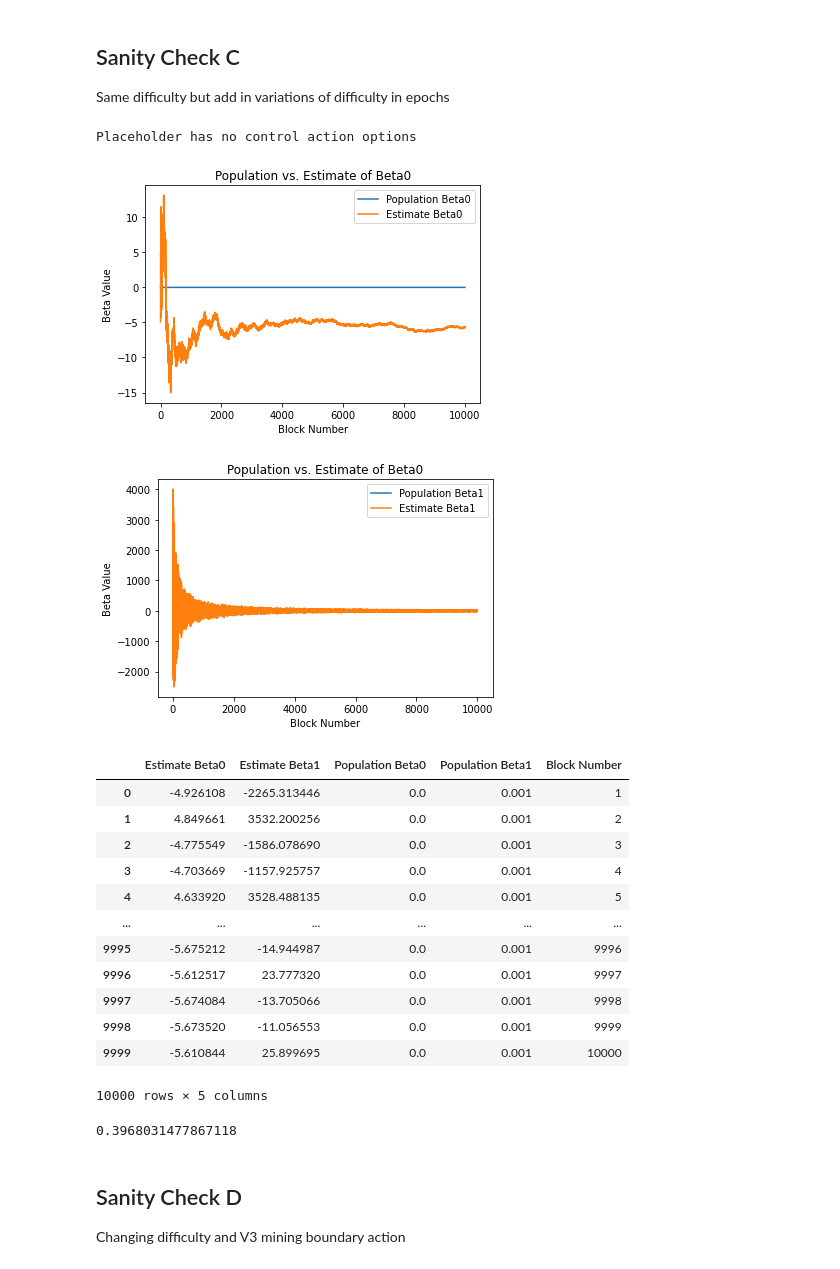
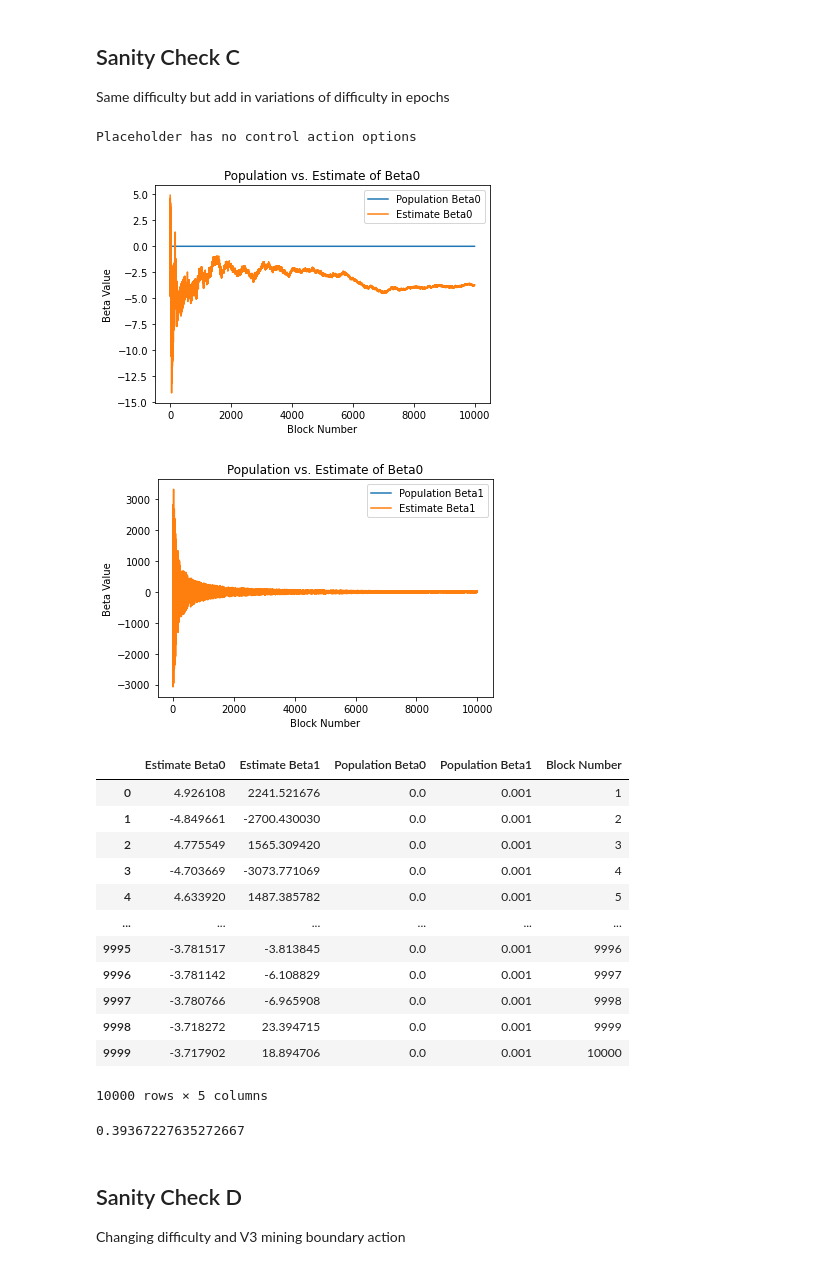
Before and after one commit to dominant-strategies/Quai-Macro-Model, a Jupyter notebook: Spec/Controller Basic Scenarios.ipynb, the cells around one changed output. Saved outputs shown, nothing was run; the diff lists cells and outputs as text; code cells hidden in the pictures.

```diff
--- a/Spec/Controller Basic Scenarios.ipynb
+++ b/Spec/Controller Basic Scenarios.ipynb
@@ -115,45 +115,45 @@ Same difficulty but add in variations of difficulty in epochs
 # %%
 params_base["FP Mine Block Boundary Action"] = "Mine Block Boundary Action V3"
 msi = ms.build_implementation(params_base)
 state, params = msi.prepare_state_and_params(state_base, params_base, state_preperation_functions=[vesting_schedule_translate,
                                                                                                    build_logistic_classifier], parameter_preperation_functions=[])
 
 for _ in range(10000):
     # Set fixed values
     state["K Qi"] = 1
     state["K Quai"] = 500
     state["Population Mining Beta Vector"] = np.array([0, 0.001])
-    state["Block Difficulty"] = max(np.random.normal(6000, 1000), 100)
+    state["Block Difficulty"] = 6000
 
 
     msi.wiring["Mine Block Wiring"](state, params, [])
     msi.mechanisms["Log Simulation Data Mechanism"](state, params, [])
 df = pd.DataFrame(state["Simulation History Log"])
 plot_betas(df)
 # %% [output]
 Placeholder has no control action options
-[figure, old version]
+[figure, new version]
-[figure, old version]
+[figure, new version]
 # %%
 df
 # %% [output]
 |  | Estimate Beta0 | Estimate Beta1 | Population Beta0 | Population Beta1 | Block Number |
-| 0 | -4.926108 | -2265.313446 | 0.0 | 0.001 | 1 |
-| 1 | 4.849661 | 3532.200256 | 0.0 | 0.001 | 2 |
-| 2 | -4.775549 | -1586.078690 | 0.0 | 0.001 | 3 |
-| 3 | -4.703669 | -1157.925757 | 0.0 | 0.001 | 4 |
-| 4 | 4.633920 | 3528.488135 | 0.0 | 0.001 | 5 |
+| 0 | 4.926108 | 2241.521676 | 0.0 | 0.001 | 1 |
+| 1 | -4.849661 | -2700.430030 | 0.0 | 0.001 | 2 |
+| 2 | 4.775549 | 1565.309420 | 0.0 | 0.001 | 3 |
+| 3 | -4.703669 | -3073.771069 | 0.0 | 0.001 | 4 |
+| 4 | 4.633920 | 1487.385782 | 0.0 | 0.001 | 5 |
 | ... | ... | ... | ... | ... | ... |
-| 9995 | -5.675212 | -14.944987 | 0.0 | 0.001 | 9996 |
-| 9996 | -5.612517 | 23.777320 | 0.0 | 0.001 | 9997 |
-| 9997 | -5.674084 | -13.705066 | 0.0 | 0.001 | 9998 |
-| 9998 | -5.673520 | -11.056553 | 0.0 | 0.001 | 9999 |
-| 9999 | -5.610844 | 25.899695 | 0.0 | 0.001 | 10000 |
+| 9995 | -3.781517 | -3.813845 | 0.0 | 0.001 | 9996 |
+| 9996 | -3.781142 | -6.108829 | 0.0 | 0.001 | 9997 |
+| 9997 | -3.780766 | -6.965908 | 0.0 | 0.001 | 9998 |
+| 9998 | -3.718272 | 23.394715 | 0.0 | 0.001 | 9999 |
+| 9999 | -3.717902 | 18.894706 | 0.0 | 0.001 | 10000 |
 10000 rows × 5 columns
 # %%
 print(sum([x['Ratio'] for x in state["Historical Mined Ratio"]]) / len(state["Historical Mined Ratio"]))
 # %% [output]
-0.3968031477867118
+0.39367227635272667
 # %% [markdown]
 ## Sanity Check D
 
```
Also changed, not shown: parts of 7 cells of this notebook.
